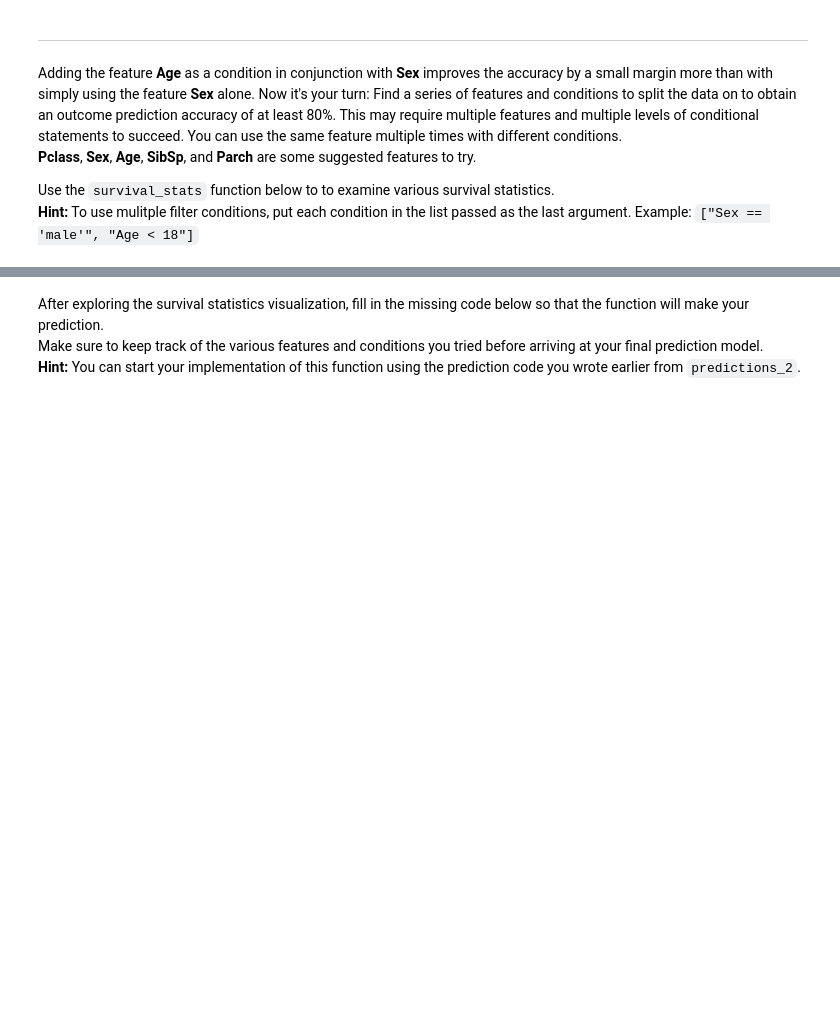
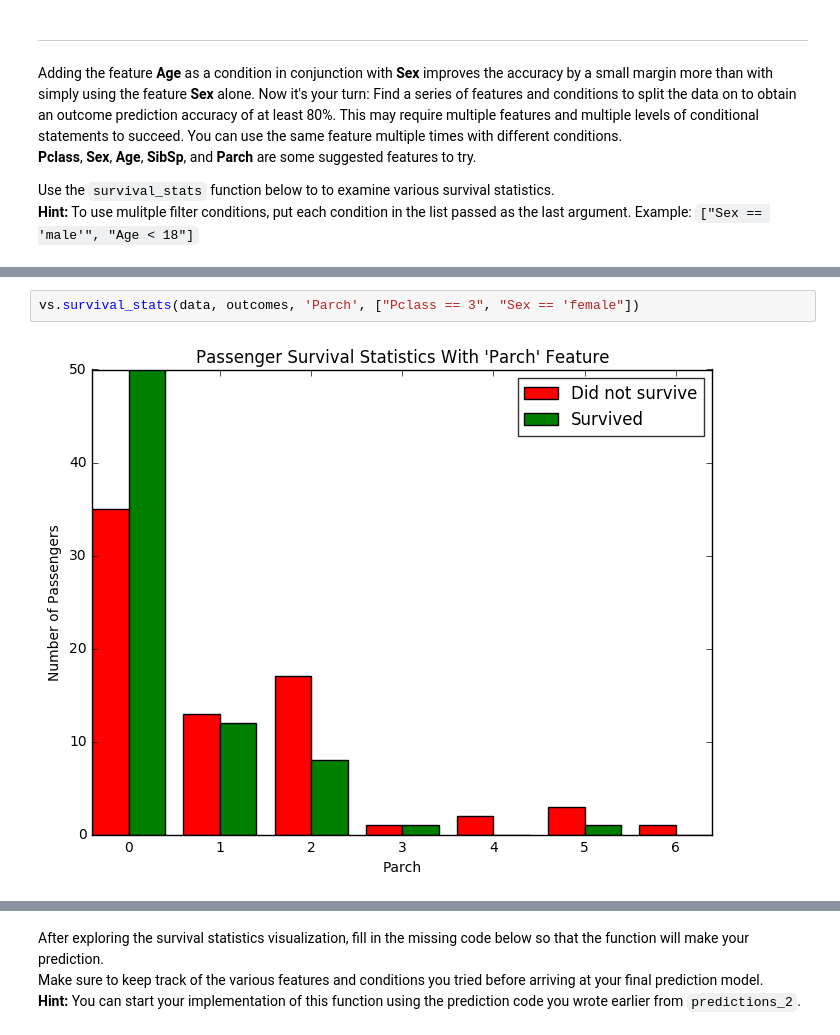
Before and after one commit to mspbannister/mlnd-p0-titanic, a Jupyter notebook: titanic_survival_exploration.ipynb, the cells around one changed output, grey strips where cells are left out. Drawn from its saved outputs; the diff is of its cells as text; blank space fills up the shorter version.

```diff
--- a/titanic_survival_exploration.ipynb
+++ b/titanic_survival_exploration.ipynb
@@ -216 +224,5 @@ Use the `survival_stats` function below to to examine various survival statistic
+# %%
+vs.survival_stats(data, outcomes, 'Parch', ["Pclass == 3", "Sex == 'female"])
+# %% [output]
+[figure, added]
 # %%
```
Also changed, not shown: parts of 7 cells of this notebook.
